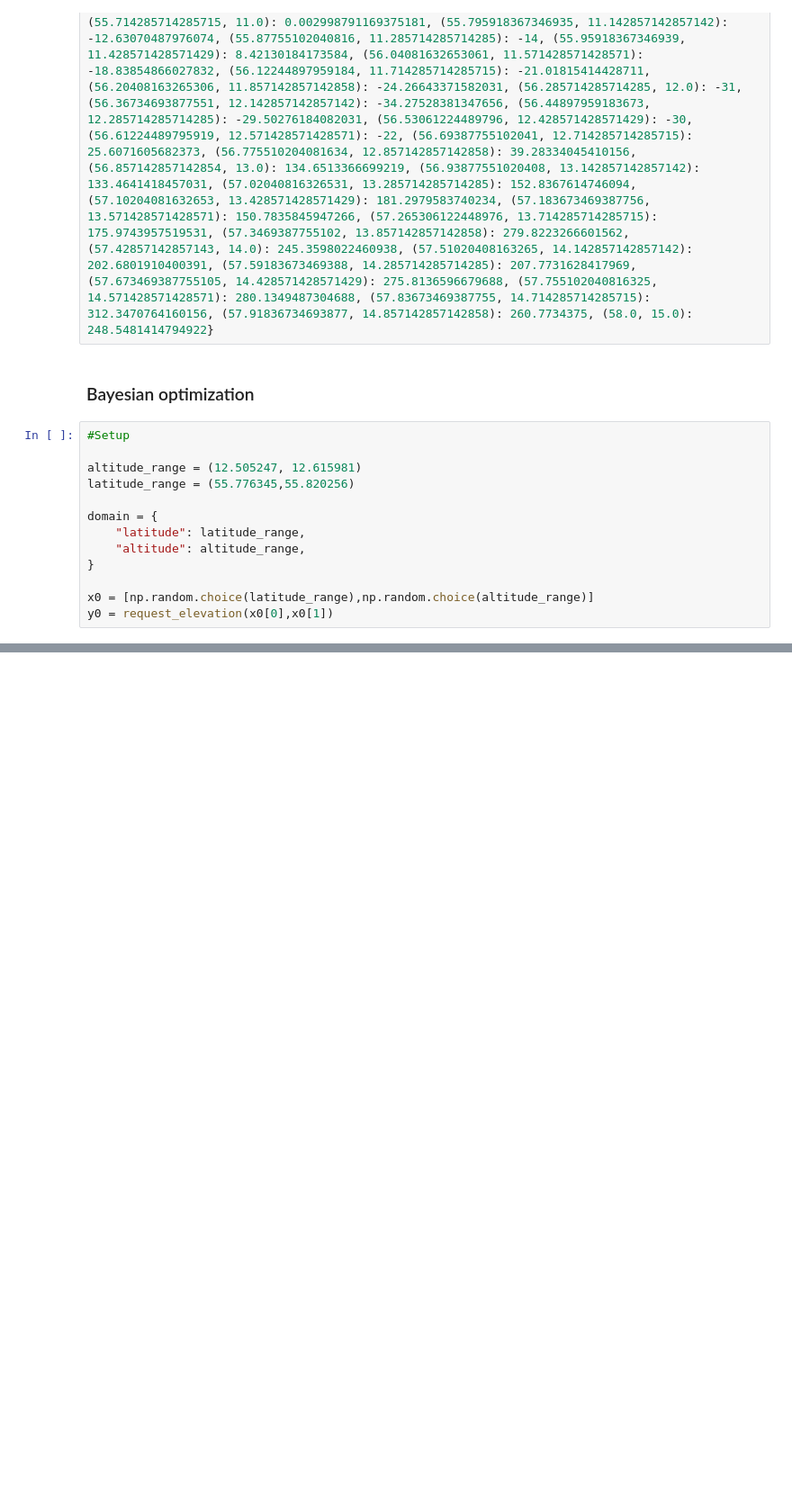
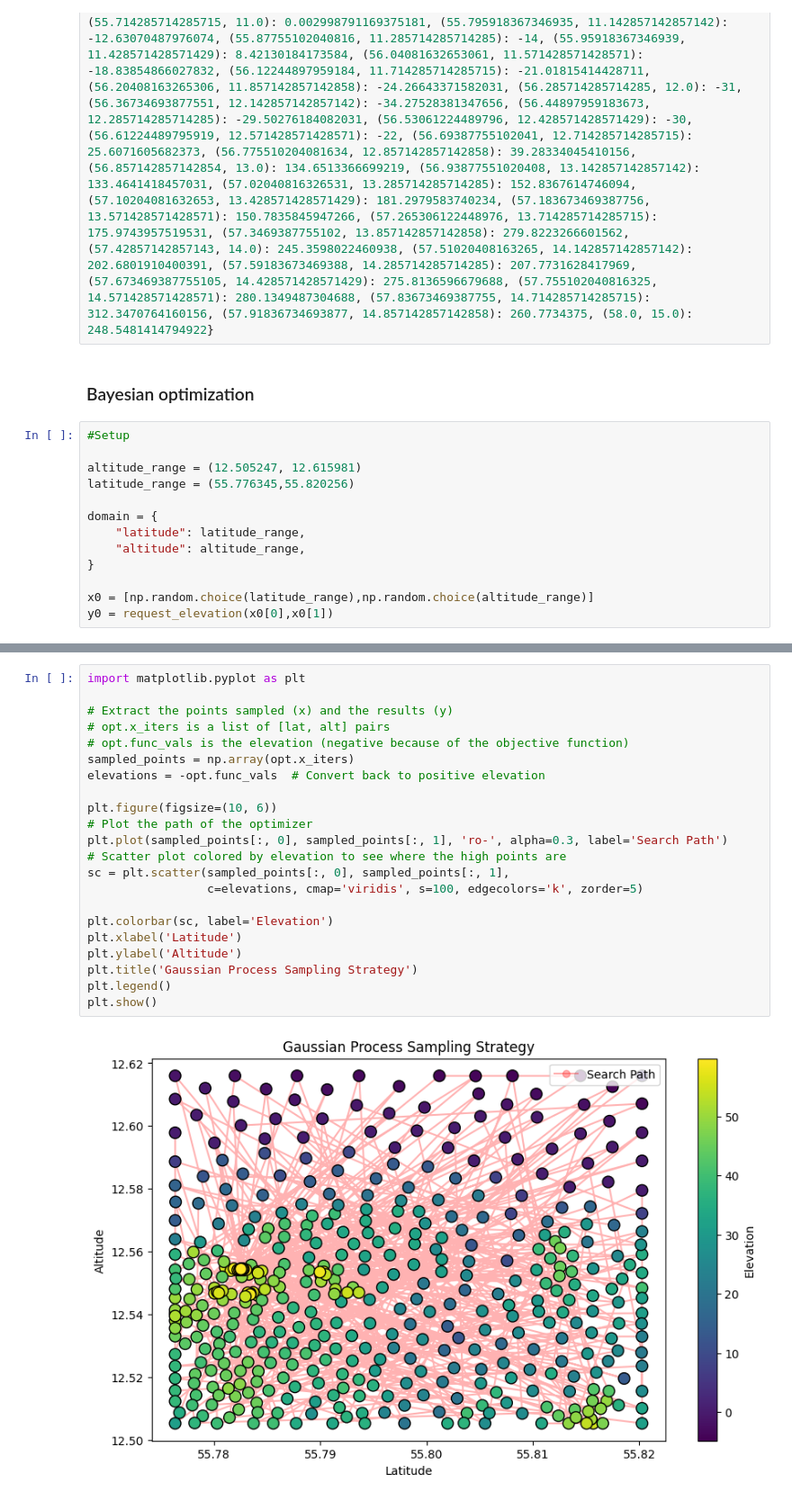
Before and after one commit to KeremOzemre/Active-Machine-Learning-Elevation, a Jupyter notebook: src/bayesian_optimization.ipynb, the cells around one changed output, grey strips where cells are left out. Shown at 90% size. Drawn from its saved outputs; the diff is of its cells as text; blank space fills up the shorter version.

```diff
--- a/src/bayesian_optimization.ipynb
+++ b/src/bayesian_optimization.ipynb
@@ -113,0 +175,24 @@ print(param_list)
+# %%
+import matplotlib.pyplot as plt
+
+# Extract the points sampled (x) and the results (y)
+# opt.x_iters is a list of [lat, alt] pairs
+# opt.func_vals is the elevation (negative because of the objective function)
+sampled_points = np.array(opt.x_iters)
+elevations = -opt.func_vals  # Convert back to positive elevation
+
+plt.figure(figsize=(10, 6))
+# Plot the path of the optimizer
+plt.plot(sampled_points[:, 0], sampled_points[:, 1], 'ro-', alpha=0.3, label='Search Path')
+# Scatter plot colored by elevation to see where the high points are
+sc = plt.scatter(sampled_points[:, 0], sampled_points[:, 1],
+                 c=elevations, cmap='viridis', s=100, edgecolors='k', zorder=5)
+
+plt.colorbar(sc, label='Elevation')
+plt.xlabel('Latitude')
+plt.ylabel('Altitude')
+plt.title('Gaussian Process Sampling Strategy')
+plt.legend()
+plt.show()
+# %% [output]
+[figure, added]
```
Also changed, not shown: parts of 7 cells of this notebook.
